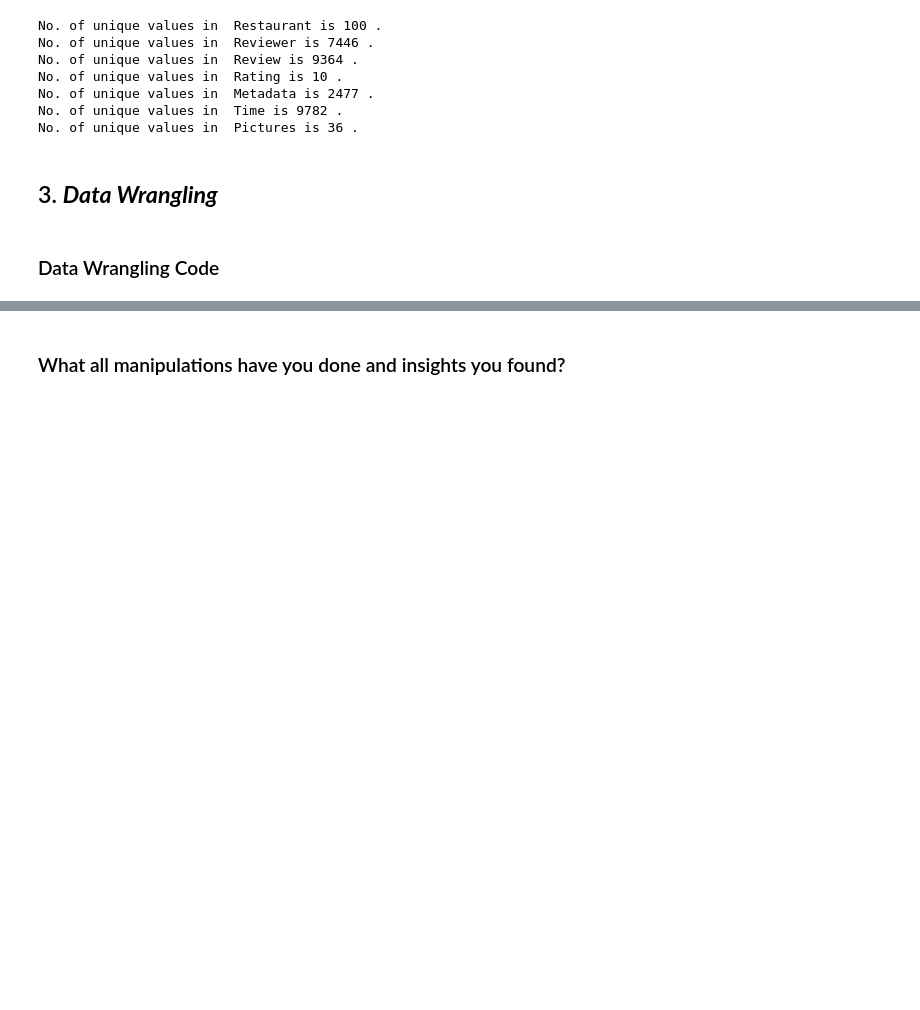
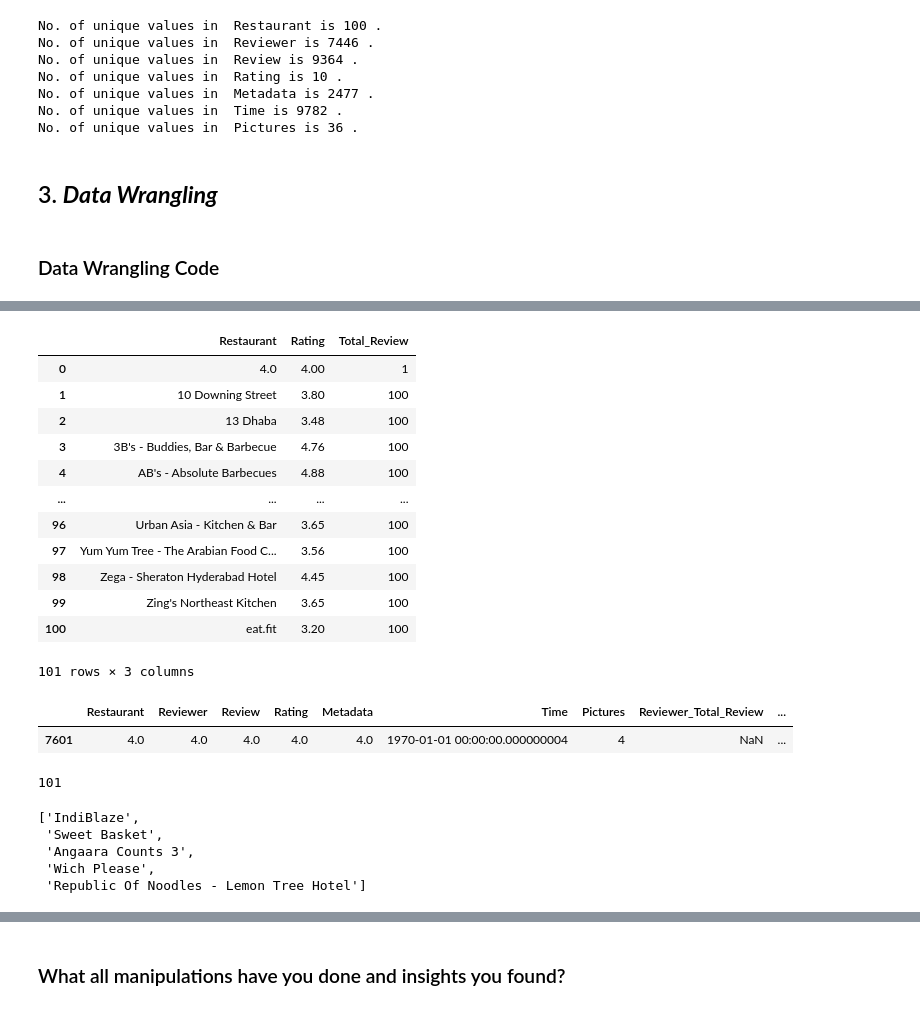
Before and after one commit to abhinav4201/UnSupervised-ML-Zomato-Restaurant-Clustering-and-Sentiment-Analysis, a Jupyter notebook: UnSupervised_ML_Zomato_Restaurant_Clustering_and_Sentiment_Analysis_capstone_project_4.ipynb, the cells around one changed output, grey strips where cells are left out. Cells and saved outputs as stored; diff of their text form; code cells hidden in the pictures; blank space fills up the shorter version.

Commit message:
completed data wrangling - time 3:42 am

```diff
--- a/UnSupervised_ML_Zomato_Restaurant_Clustering_and_Sentiment_Analysis_capstone_project_4.ipynb
+++ b/UnSupervised_ML_Zomato_Restaurant_Clustering_and_Sentiment_Analysis_capstone_project_4.ipynb
@@ -470,3 +455,7 @@ No. of unique values in  Pictures is 36 .
 ## 3. ***Data Wrangling***
 # %% [markdown]
 ### Data Wrangling Code
+# %%
+#creating copy of both the data
+hotel = hotel_df.copy()
+review = review_df.copy()
@@ -474,0 +610,60 @@ No. of unique values in  Pictures is 36 .
+# %%
+#changing data type for each rating since had value as interger surrounded by inverted comma
+#since there is one rating as like converting it to 0 since no rating is 0 then to median
+review.loc[review['Rating'] == 'Like'] = 0
+#changing data type for rating in review data
+review['Rating'] = review['Rating'].astype('float')
+# %%
+#since there is one rating as like converting it to median
+review.loc[review['Rating'] == 0] = review.Rating.median()
+# %%
+#changing date and extracting few feature for manipulation
+
+review['Reviewer_Total_Review'],review['Reviewer_Followers']=review['Metadata'].str.split(',').str
+review['Reviewer_Total_Review'] = pd.to_numeric(review['Reviewer_Total_Review'].str.split(' ').str[0])
+review['Reviewer_Followers'] = pd.to_numeric(review['Reviewer_Followers'].str.split(' ').str[1])
+review['Time']=pd.to_datetime(review['Time'])
+review['Review_Year'] = pd.DatetimeIndex(review['Time']).year
+review['Review_Month'] = pd.DatetimeIndex(review['Time']).month
+review['Review_Hour'] = pd.DatetimeIndex(review['Time']).hour
+# %%
+#Average engagement of restaurants
+avg_hotel_rating = review.groupby('Restaurant').agg({'Rating':'mean',
+        'Reviewer': 'count'}).reset_index().rename(columns = {'Reviewer': 'Total_Review'})
+avg_hotel_rating
+# %% [output]
+|  | Restaurant | Rating | Total_Review |
+| 0 | 4.0 | 4.00 | 1 |
+| 1 | 10 Downing Street | 3.80 | 100 |
+| 2 | 13 Dhaba | 3.48 | 100 |
+| 3 | 3B's - Buddies, Bar & Barbecue | 4.76 | 100 |
+| 4 | AB's - Absolute Barbecues | 4.88 | 100 |
+| ... | ... | ... | ... |
+| 96 | Urban Asia - Kitchen & Bar | 3.65 | 100 |
+| 97 | Yum Yum Tree - The Arabian Food C... | 3.56 | 100 |
+| 98 | Zega - Sheraton Hyderabad Hotel | 4.45 | 100 |
+| 99 | Zing's Northeast Kitchen | 3.65 | 100 |
+| 100 | eat.fit | 3.20 | 100 |
+101 rows × 3 columns
+# %%
+#usless data
+review[review['Restaurant'] == 4.0]
+# %% [output]
+|  | Restaurant | Reviewer | Review | Rating | Metadata | Time | Pictures | Reviewer_Total_Review | ... |
+| 7601 | 4.0 | 4.0 | 4.0 | 4.0 | 4.0 | 1970-01-01 00:00:00.000000004 | 4 | NaN | ... |
+# %%
+#checking hotel count as total hotel in restaurant data was 105
+review.Restaurant.nunique()
+# %% [output]
+101
+# %%
+#finding hotel without review
+hotel_without_review = [name for name in hotel.Name.unique().tolist()
+       if name not in review.Restaurant.unique().tolist()]
+hotel_without_review
+# %% [output]
+['IndiBlaze',
+ 'Sweet Basket',
+ 'Angaara Counts 3',
+ 'Wich Please',
+ 'Republic Of Noodles - Lemon Tree Hotel']
```
Also changed, not shown: parts of 30 cells of this notebook.
